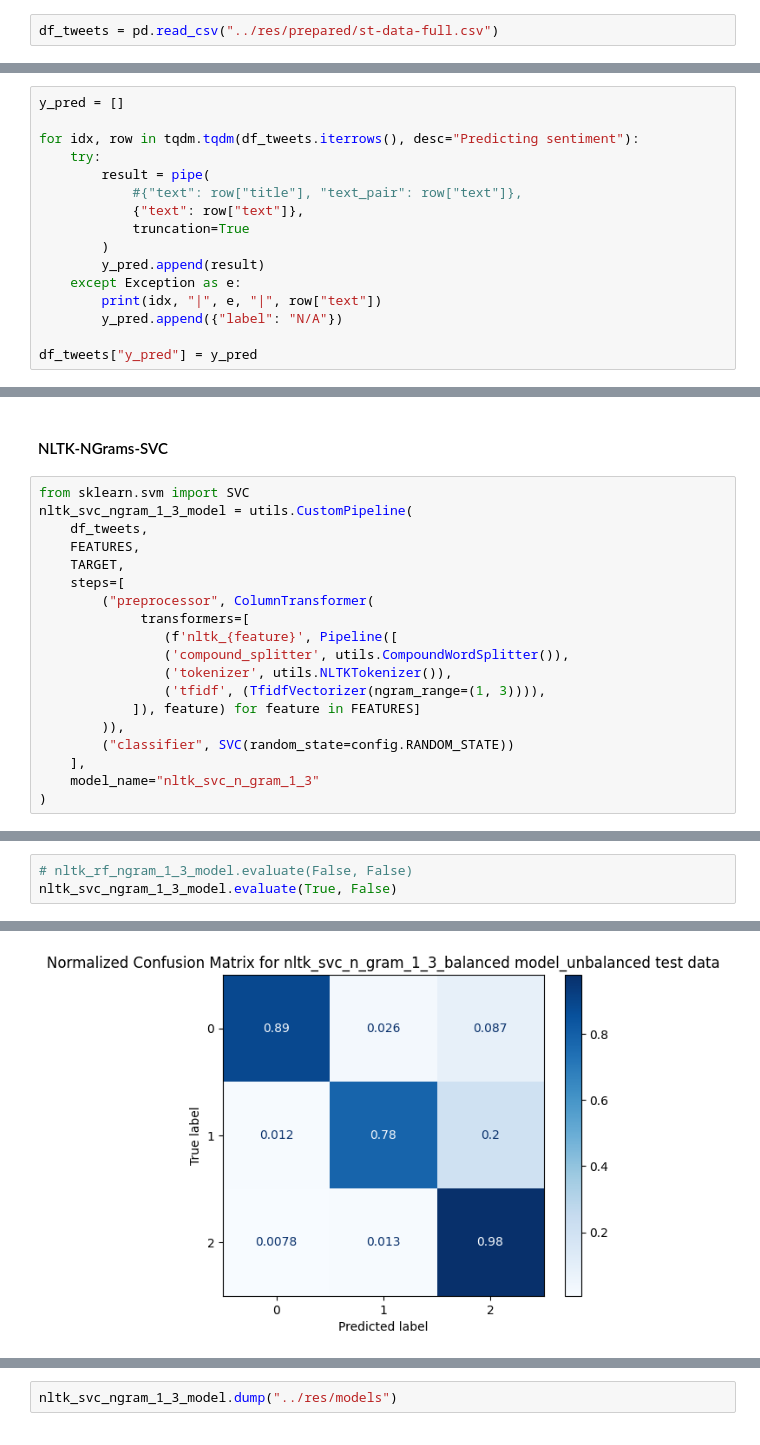
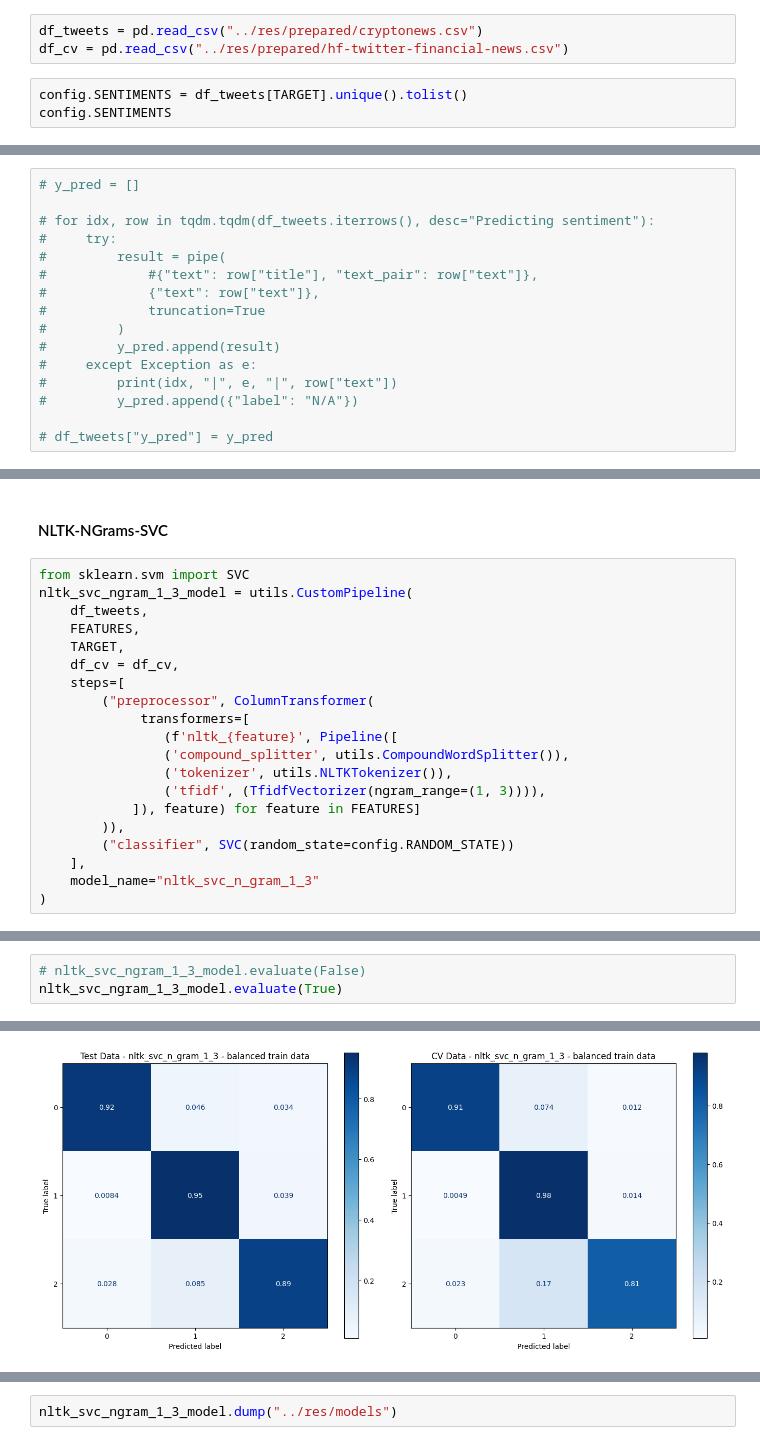
Before and after one commit to NiklasSeitherDHBW/NLP-CrowdFlow, a Jupyter notebook: src/models.ipynb, the cells around one changed output, grey strips where cells are left out. Cells and saved outputs as stored; diff of their text form.

```diff
--- a/src/models.ipynb
+++ b/src/models.ipynb
@@ -11,4 +11,8 @@ from utils import config, utils
 TARGET = "label"
 FEATURES = ["text",]
 # %%
-df_tweets = pd.read_csv("../res/prepared/st-data-full.csv")
+df_tweets = pd.read_csv("../res/prepared/cryptonews.csv")
+df_cv = pd.read_csv("../res/prepared/hf-twitter-financial-news.csv")
+# %%
+config.SENTIMENTS = df_tweets[TARGET].unique().tolist()
+config.SENTIMENTS
@@ -44,18 +47,18 @@ Device set to use cpu
 # %%
 # display(df_tweets["title"], df_tweets["text"])
 # %%
-y_pred = []
+# y_pred = []
 
-for idx, row in tqdm.tqdm(df_tweets.iterrows(), desc="Predicting sentiment"):
-    try:
-        result = pipe(
-            #{"text": row["title"], "text_pair": row["text"]},
-            {"text": row["text"]},
-            truncation=True
-        )
-        y_pred.append(result)
-    except Exception as e:
-        print(idx, "|", e, "|", row["text"])
-        y_pred.append({"label": "N/A"})
+# for idx, row in tqdm.tqdm(df_tweets.iterrows(), desc="Predicting sentiment"):
+#     try:
+#         result = pipe(
+#             #{"text": row["title"], "text_pair": row["text"]},
+#             {"text": row["text"]},
+#             truncation=True
+#         )
+#         y_pred.append(result)
+#     except Exception as e:
+#         print(idx, "|", e, "|", row["text"])
+#         y_pred.append({"label": "N/A"})
 
-df_tweets["y_pred"] = y_pred
+# df_tweets["y_pred"] = y_pred
@@ -145,6 +231,7 @@ nltk_svc_ngram_1_3_model = utils.CustomPipeline(
     df_tweets,
     FEATURES,
     TARGET,
+    df_cv = df_cv,
     steps=[
         ("preprocessor", ColumnTransformer(
              transformers=[
@@ -166,4 +256,4 @@ AttributeError: 'float' object has no attribute 'split'
 # %%
-# nltk_rf_ngram_1_3_model.evaluate(False, False)
-nltk_svc_ngram_1_3_model.evaluate(True, False)
+# nltk_svc_ngram_1_3_model.evaluate(False)
+nltk_svc_ngram_1_3_model.evaluate(True)
 # %% [output]
@@ -185 +287 @@ Confusion Matrix for nltk_svc_n_gram_1_3_balanced model_unbalanced test data:
-[figure, old version]
+[figure, new version]
```
Also changed, not shown: parts of 12 cells of this notebook, 7 other files.
